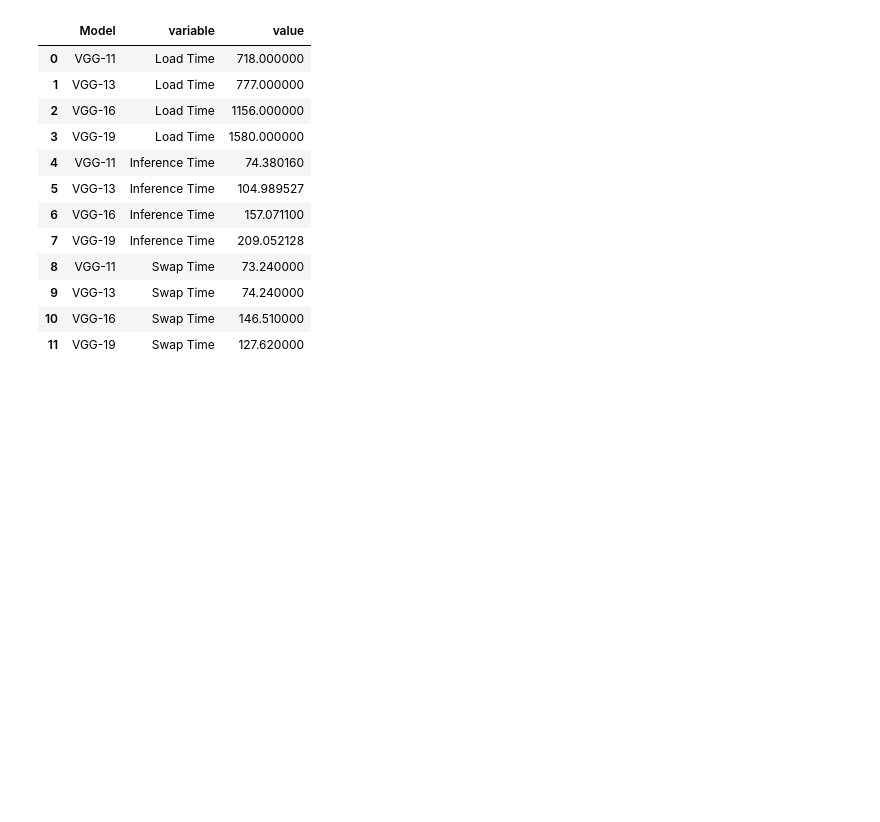
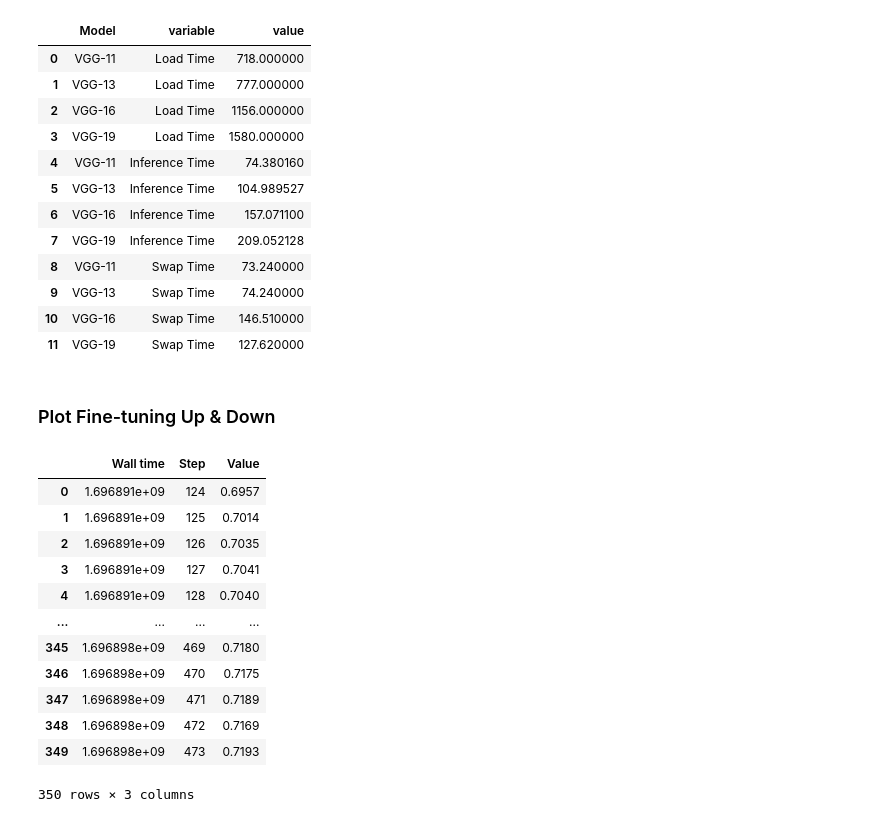
Before and after one commit to Didanny/cifar-model-pruning, a Jupyter notebook: plots.ipynb, the cells around one changed output. Drawn from its saved outputs; the diff is of its cells as text; code cells hidden in the pictures; blank space fills up the shorter version.

```diff
--- a/plots.ipynb
+++ b/plots.ipynb
@@ -82,3 +82,8 @@ with plt.style.context(['science', 'ieee']):
 
     # plt.show()
     plt.savefig('vgg_barplot.pgf', bbox_inches='tight')
+# %% [markdown]
+### Plot Fine-tuning Up & Down
+# %%
+df_down = pd.read_csv('./data_viz/cifar100_vgg11_bn_finetuning_down.csv')
+df_up = pd.read_csv('./data_viz/cifar100_vgg11_bn_orig_acc1.csv')
@@ -84,0 +96,16 @@ with plt.style.context(['science', 'ieee']):
+# %%
+df_up
+# %% [output]
+|  | Wall time | Step | Value |
+| 0 | 1.696891e+09 | 124 | 0.6957 |
+| 1 | 1.696891e+09 | 125 | 0.7014 |
+| 2 | 1.696891e+09 | 126 | 0.7035 |
+| 3 | 1.696891e+09 | 127 | 0.7041 |
+| 4 | 1.696891e+09 | 128 | 0.7040 |
+| ... | ... | ... | ... |
+| 345 | 1.696898e+09 | 469 | 0.7180 |
+| 346 | 1.696898e+09 | 470 | 0.7175 |
+| 347 | 1.696898e+09 | 471 | 0.7189 |
+| 348 | 1.696898e+09 | 472 | 0.7169 |
+| 349 | 1.696898e+09 | 473 | 0.7193 |
+350 rows × 3 columns
```
Also changed, not shown: parts of 5 cells of this notebook, 4 other files.
